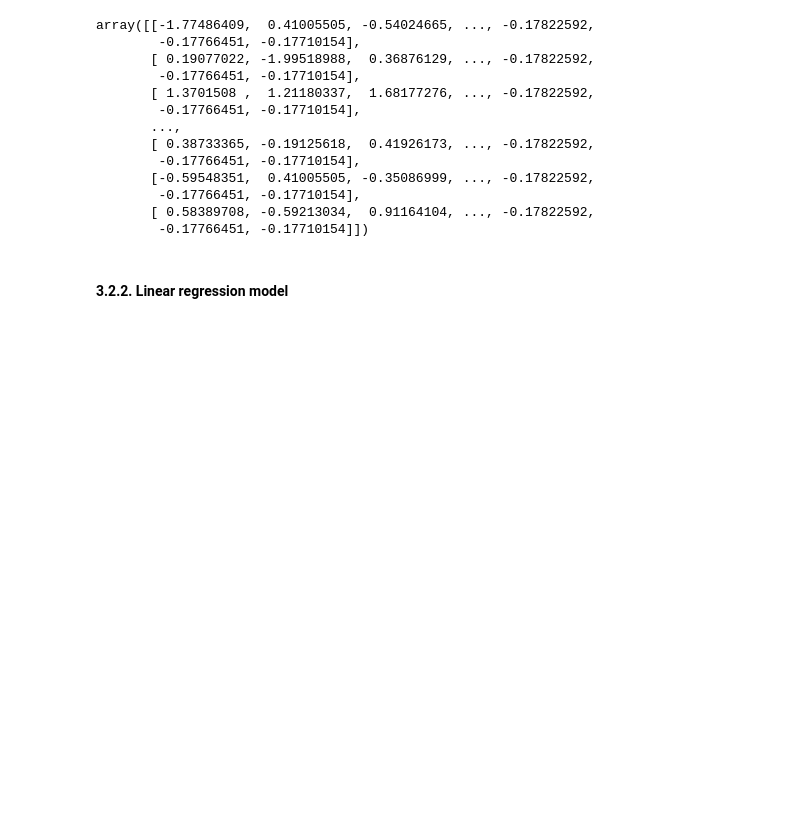
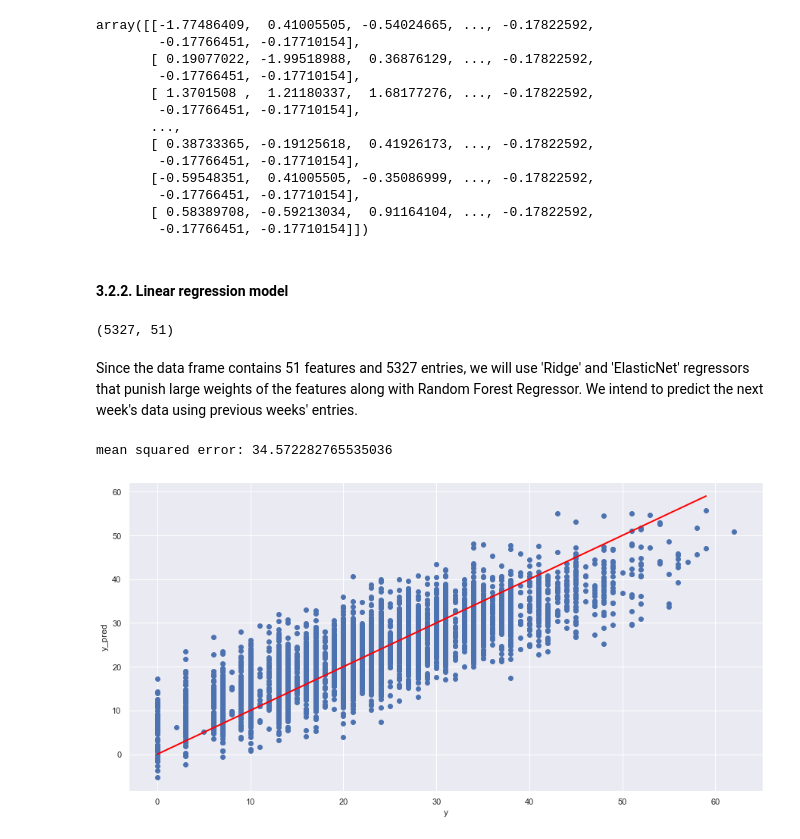
Before and after one commit to graymychael/NFL_Superbowl_LVI_winner_prediction, a Jupyter notebook: notebooks/Pre-processing_Work_and_Model.ipynb, the cells around one changed output. Saved outputs shown, nothing was run; the diff lists cells and outputs as text; code cells hidden in the pictures; blank space fills up the shorter version.

```diff
--- a/notebooks/Pre-processing_Work_and_Model.ipynb
+++ b/notebooks/Pre-processing_Work_and_Model.ipynb
@@ -589,3 +589,31 @@ array([[-1.77486409,  0.41005505, -0.54024665, ..., -0.17822592,
         -0.17766451, -0.17710154]])
 # %% [markdown]
 #### 3.2.2. Linear regression model
+# %%
+# Invistigate shape of data frame
+
+X_train.shape
+# %% [output]
+(5327, 51)
+# %% [markdown]
+Since the data frame contains 51 features and 5327 entries, we will use 'Ridge' and 'ElasticNet' regressors that punish large weights of the features along with Random Forest Regressor. We intend to predict the next week's data using previous weeks' entries.
+# %%
+# Instantiate 'Ridge' and Predict 'y'
+
+ridge = Ridge()
+ridge.fit(X_train, y_train)
+y_pred = ridge.predict(X_train)
+print(f'mean squared error: {mean_squared_error(y_train, y_pred)}')
+# %% [output]
+mean squared error: 34.572282765535036
+# %%
+# Plot the predictions
+
+plt.figure(figsize=(15,7.5))
+plt.scatter(y_train, y_pred)
+plt.plot(range(60), range(60), linewidth=2, color='red')
+plt.xlabel('y')
+plt.ylabel('y_pred')
+plt.show()
+# %% [output]
+[figure, added]
```
Also changed, not shown: parts of 11 cells of this notebook.
